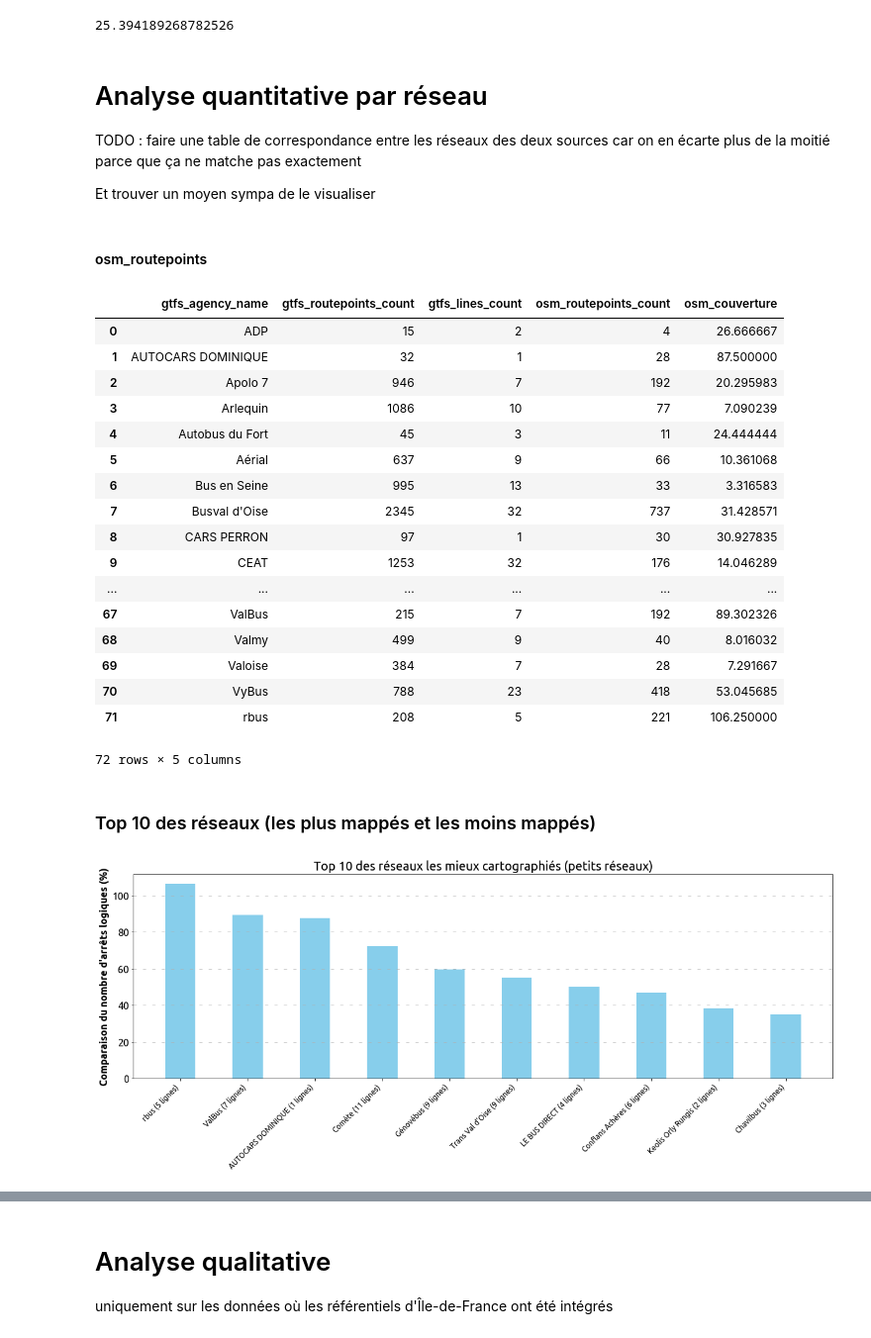
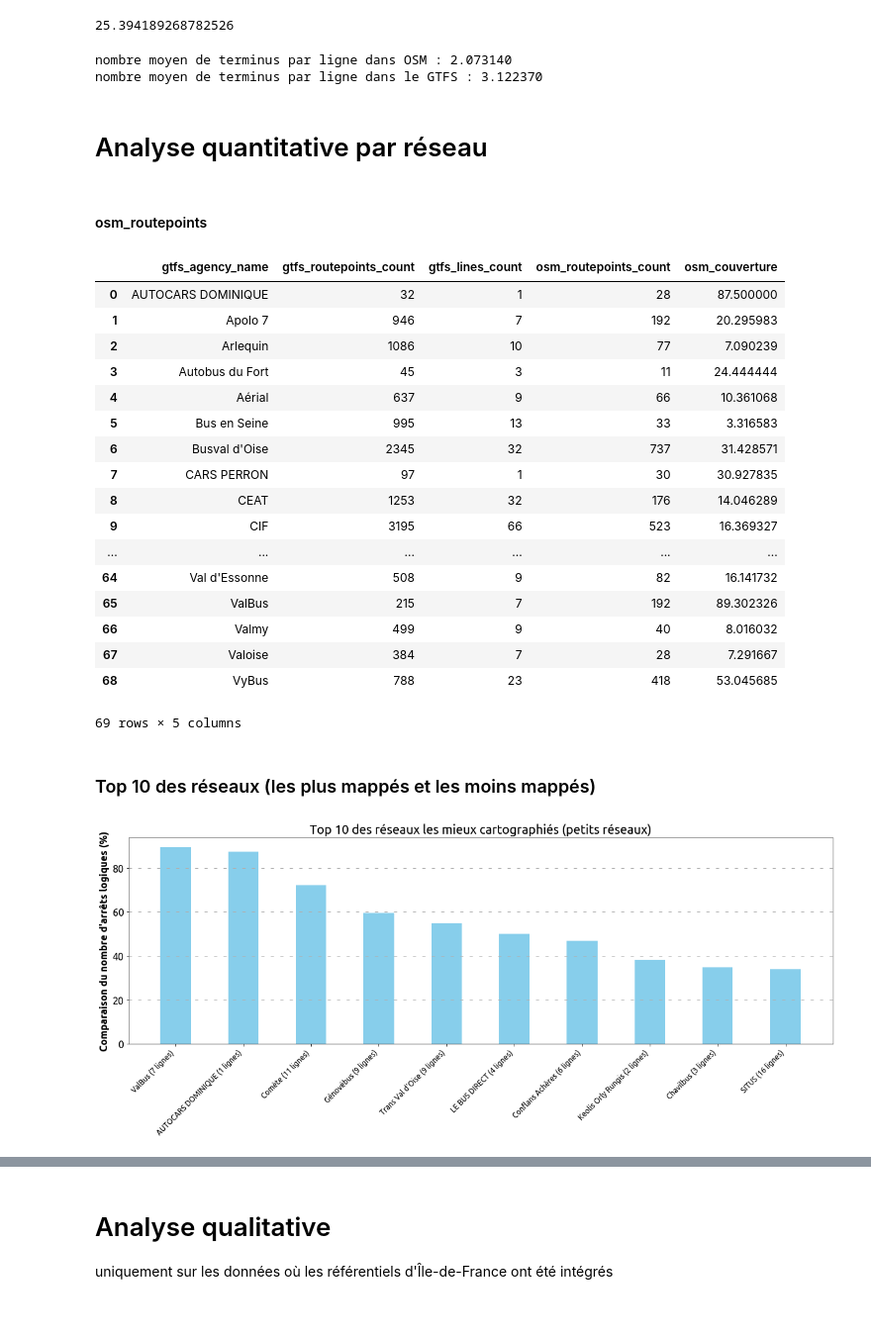
Before and after one commit to Jungle-Bus/ref-fr-STIF, a Jupyter notebook: audit_routepoints/idf_audit.ipynb, the cells around one changed output, grey strips where cells are left out. Shown at 99% size. Saved outputs shown, nothing was run; the diff lists cells and outputs as text; code cells hidden in the pictures.

```diff
--- a/audit_routepoints/idf_audit.ipynb
+++ b/audit_routepoints/idf_audit.ipynb
@@ -128,7 +128,7 @@ len(osm_lines) * 100.0 / len(gtfs_lines)
 49.667774086378735
 # %%
 #préparation géographique des données officielles pour les routepoints
-gtfs_routepoints = pd.read_csv("../data/opendata_routepoints.csv", dtype=str)
+gtfs_routepoints = pd.read_csv("ref_data/audit1/opendata_routepoints.csv", dtype=str)
 for c in gtfs_routepoints.columns:
     new_col = "gtfs_" + c
     gtfs_routepoints.rename(columns={c: new_col}, inplace=True)
@@ -147,7 +147,7 @@ counts_gtfs = gtfs_routepoints_with_zones.groupby('name').size()
 zones_with_gtfs_count = zones.merge(counts_gtfs.reset_index(name='nb_stops_officiel'))
 # %%
 #préparation géographique des données OSM pour les routepoints
-osm_routepoints = pd.read_csv("../data/osm_routepoints.csv", dtype=str)
+osm_routepoints = pd.read_csv("ref_data/audit1/osm_routepoints.csv", dtype=str)
 for c in osm_routepoints.columns:
     new_col = "osm_" + c
     osm_routepoints.rename(columns={c: new_col}, inplace=True)
@@ -235,75 +231,85 @@ len(osm_routepoints) * 100.0 / len(gtfs_routepoints)
-# %% [markdown]
-# Analyse quantitative par réseau
-
-TODO : faire une table de correspondance entre les réseaux des deux sources car on en écarte plus de la moitié parce que ça ne matche pas exactement
-
-Et trouver un moyen sympa de le visualiser
+# %%
+#nombre moyen de terminus par ligne, pour OSM
+osm_lines_and_routes = osm_routepoints[["osm_line_id","osm_route_id" ]].copy()
+osm_lines_and_routes.drop_duplicates(inplace=True)
+counts_routes_osm = osm_lines_and_routes.groupby('osm_line_id').size()
+print("nombre moyen de terminus par ligne dans OSM : {:f}".format(counts_routes_osm.mean()))
+
+#nombre moyen de terminus par ligne, pour le GTFS
+gtfs_lines_and_routes = gtfs_routepoints[["gtfs_route_id","gtfs_dest_name" ]].copy()
+gtfs_lines_and_routes.drop_duplicates(inplace=True)
+counts_routes_gtfs = gtfs_lines_and_routes.groupby('gtfs_route_id').size()
+print("nombre moyen de terminus par ligne dans le GTFS : {:f}".format(counts_routes_gtfs.mean()))
+# %% [output]
+nombre moyen de terminus par ligne dans OSM : 2.073140
+nombre moyen de terminus par ligne dans le GTFS : 3.122370
+# %% [markdown]
+# Analyse quantitative par réseau
 # %% [markdown]
 #### osm_routepoints
 # %%
 osm_routepoints_cleaned = osm_routepoints.copy()
 
-osm_routepoints_cleaned.replace(to_replace="Navettes Aéroports De Paris", value="ADP", inplace=True)
+#attention à ces deux mappings à ne pas faire
+#osm_routepoints_cleaned.replace(to_replace="Navettes Aéroports De Paris", value="ADP", inplace=True)
+#osm_routepoints_cleaned.replace(to_replace="R'bus", value="rbus", inplace=True)
 osm_routepoints_cleaned.replace(to_replace="Les Courriers de l'Île-de-France", value="CIF", inplace=True)
 osm_routepoints_cleaned.replace(to_replace="Keolis CIF", value="CIF", inplace=True)
 osm_routepoints_cleaned.replace(to_replace="Bus Val d'Oise", value="Busval d'Oise", inplace=True)
 osm_routepoints_cleaned.replace(to_replace="Transdev CEAT", value="CEAT", inplace=True)
 osm_routepoints_cleaned.replace(to_replace="La Navette Paris-Saclay", value="Paris-Saclay", inplace=True)
 osm_routepoints_cleaned.replace(to_replace="Réseau interurbain de Rambouillet", value="Rambouillet Interurbain", inplace=True)
-osm_routepoints_cleaned.replace(to_replace="R'bus", value="rbus", inplace=True)
 osm_routepoints_cleaned.replace(to_replace="Canton de Perthes en Gâtinais", value="Réseau du Canton de Perthes", inplace=True)
 osm_routepoints_cleaned.replace(to_replace="Seine-et-Marne Express", value="Seine et Marne Express", inplace=True)
 osm_routepoints_cleaned.replace(to_replace="Sénart Bus", value="Sénart-Bus", inplace=True)
 osm_routepoints_cleaned.replace(to_replace="Tice", value="TICE", inplace=True)
+osm_routepoints_cleaned.replace(to_replace="Sit'bus", value="Sit'Bus", inplace=True)
+osm_routepoints_cleaned.replace(to_replace="Situs", value="SITUS", inplace=True)
 osm_routepoints_cleaned.replace(to_replace="SQYbus", value="SQYBus", inplace=True)
 osm_routepoints_cleaned.replace(to_replace="SQYBUS", value="SQYBus", inplace=True)
 osm_routepoints_cleaned.replace(to_replace="SqyBus", value="SQYBus", inplace=True)
 osm_routepoints_cleaned.replace(to_replace="TransVO", value="Trans Val d'Oise", inplace=True)
 osm_routepoints_cleaned.replace(to_replace="Still", value="STILL", inplace=True)
 osm_routepoints_cleaned.replace(to_replace="Î", value="I", inplace=True)
-
-
 
 osm_networks = pd.DataFrame(osm_routepoints_cleaned.groupby('osm_network').size()).reset_index()
 osm_networks.rename(columns={0: 'osm_routepoints_count'}, inplace=True)
 osm_networks["osm_network_lower"] = osm_networks["osm_network"].str.lower()
 
 gtfs_networks = pd.DataFrame(gtfs_routepoints.groupby('gtfs_agency_name').size()).reset_index()
 gtfs_agency_line_count = gtfs_routepoints.groupby('gtfs_agency_name').gtfs_route_short_name.nunique().reset_index()
 gtfs_networks = gtfs_networks.merge(gtfs_agency_line_count, how='left', on='gtfs_agency_name')
 gtfs_networks.rename(columns={0: 'gtfs_routepoints_count', "gtfs_route_short_name":"gtfs_lines_count"}, inplace=True)
 gtfs_networks['gtfs_agency_name_lower'] = gtfs_networks['gtfs_agency_name'].str.lower()
 networks = gtfs_networks.merge(osm_networks, how='inner', right_on=['osm_network_lower'], left_on=['gtfs_agency_name_lower'])
 networks.drop('osm_network', axis=1, inplace=True)
 networks.drop('osm_network_lower', axis=1, inplace=True)
 networks.drop('gtfs_agency_name_lower', axis=1, inplace=True)
 networks['osm_couverture'] = networks['osm_routepoints_count'] * 100.0 / networks['gtfs_routepoints_count']
-#osm_routepoints_cleaned[osm_routepoints_cleaned["osm_network"].str.contains("Paris")]
-#osm_routepoints_cleaned[osm_routepoints_cleaned['osm_network'].str.contains("ADP")]
 networks
 # %% [output]
 |  | gtfs_agency_name | gtfs_routepoints_count | gtfs_lines_count | osm_routepoints_count | osm_couverture |
-| 0 | ADP | 15 | 2 | 4 | 26.666667 |
-| 1 | AUTOCARS DOMINIQUE | 32 | 1 | 28 | 87.500000 |
-| 2 | Apolo 7 | 946 | 7 | 192 | 20.295983 |
-| 3 | Arlequin | 1086 | 10 | 77 | 7.090239 |
-| 4 | Autobus du Fort | 45 | 3 | 11 | 24.444444 |
-| 5 | Aérial | 637 | 9 | 66 | 10.361068 |
-| 6 | Bus en Seine | 995 | 13 | 33 | 3.316583 |
-| 7 | Busval d'Oise | 2345 | 32 | 737 | 31.428571 |
-| 8 | CARS PERRON | 97 | 1 | 30 | 30.927835 |
-| 9 | CEAT | 1253 | 32 | 176 | 14.046289 |
+| 0 | AUTOCARS DOMINIQUE | 32 | 1 | 28 | 87.500000 |
+| 1 | Apolo 7 | 946 | 7 | 192 | 20.295983 |
+| 2 | Arlequin | 1086 | 10 | 77 | 7.090239 |
+| 3 | Autobus du Fort | 45 | 3 | 11 | 24.444444 |
+| 4 | Aérial | 637 | 9 | 66 | 10.361068 |
+| 5 | Bus en Seine | 995 | 13 | 33 | 3.316583 |
+| 6 | Busval d'Oise | 2345 | 32 | 737 | 31.428571 |
+| 7 | CARS PERRON | 97 | 1 | 30 | 30.927835 |
+| 8 | CEAT | 1253 | 32 | 176 | 14.046289 |
+| 9 | CIF | 3195 | 66 | 523 | 16.369327 |
 | ... | ... | ... | ... | ... | ... |
-| 67 | ValBus | 215 | 7 | 192 | 89.302326 |
-| 68 | Valmy | 499 | 9 | 40 | 8.016032 |
-| 69 | Valoise | 384 | 7 | 28 | 7.291667 |
-| 70 | VyBus | 788 | 23 | 418 | 53.045685 |
-| 71 | rbus | 208 | 5 | 221 | 106.250000 |
+| 64 | Val d'Essonne | 508 | 9 | 82 | 16.141732 |
+| 65 | ValBus | 215 | 7 | 192 | 89.302326 |
+| 66 | Valmy | 499 | 9 | 40 | 8.016032 |
+| 67 | Valoise | 384 | 7 | 28 | 7.291667 |
+| 68 | VyBus | 788 | 23 | 418 | 53.045685 |
-72 rows × 5 columns
+69 rows × 5 columns
 # %% [markdown]
 ### Top 10 des réseaux (les plus mappés et les moins mappés)
 # %%
-#networks_top_10 = networks.sort_values("osm_couverture", ascending=False).head(10)
+# TOP 10 des petits réseaux
 networks_top_10 = networks[networks["gtfs_lines_count"] < 20].sort_values("osm_couverture", ascending=False).head(10)
 networks_top_10["label"] = networks_top_10["gtfs_lines_count"].apply(str)
 networks_top_10["label"] = networks_top_10["gtfs_agency_name"] + ' (' + \
@@ -335,4 +341,4 @@ ax.set_xticks(ind)
 ax.set_xticklabels(networks_top_10["label"], rotation=45, ha='right')
 ax.grid(linestyle=(0, (5, 10)), axis='y', linewidth=1)
 # %% [output]
-[figure, old version]
+[figure, new version]
```
Also changed, not shown: parts of 22 cells of this notebook, 8 other files.
